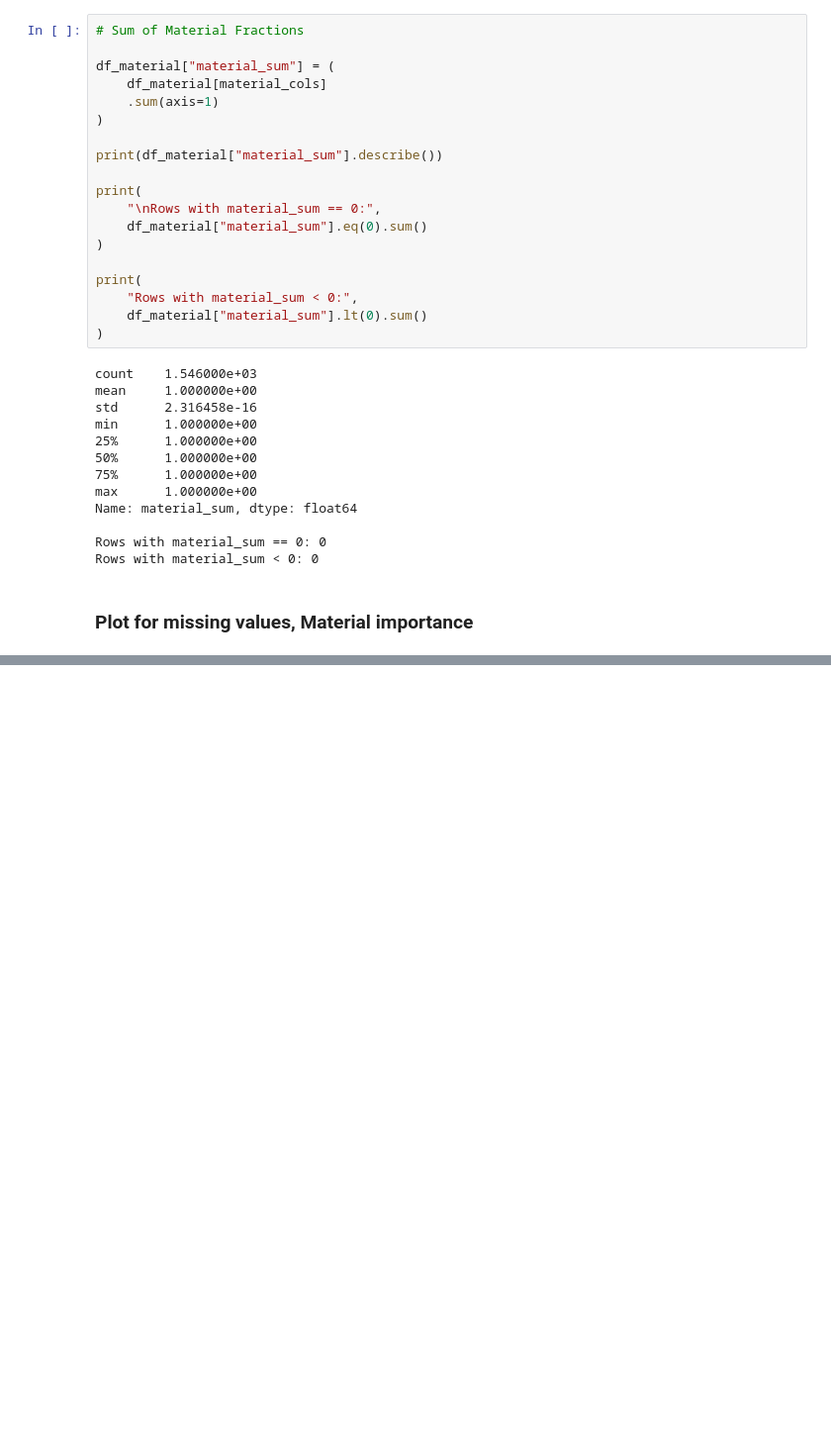
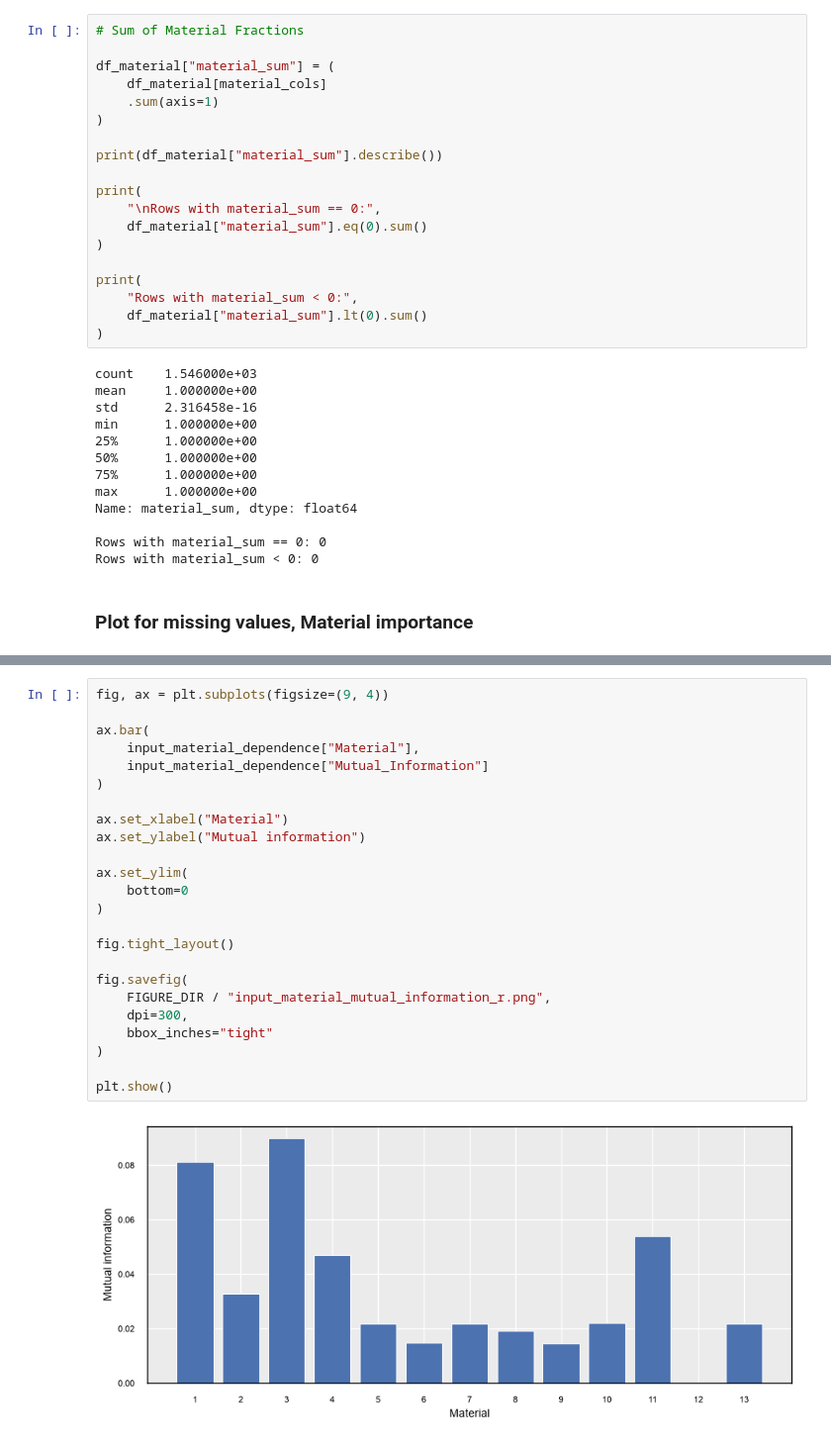
Before and after one commit to sed-mirzaee/TS-Forecasting-Project, a Jupyter notebook: notebooks/01_data_quality_eda.ipynb, the cells around one changed output, grey strips where cells are left out. Shown at 99% size. Cells and saved outputs as stored; diff of their text form; blank space fills up the shorter version.

```diff
--- a/notebooks/01_data_quality_eda.ipynb
+++ b/notebooks/01_data_quality_eda.ipynb
@@ -846,0 +1381,26 @@ fig.savefig(
+# %%
+fig, ax = plt.subplots(figsize=(9, 4))
+
+ax.bar(
+    input_material_dependence["Material"],
+    input_material_dependence["Mutual_Information"]
+)
+
+ax.set_xlabel("Material")
+ax.set_ylabel("Mutual information")
+
+ax.set_ylim(
+    bottom=0
+)
+
+fig.tight_layout()
+
+fig.savefig(
+    FIGURE_DIR / "input_material_mutual_information_r.png",
+    dpi=300,
+    bbox_inches="tight"
+)
+
+plt.show()
+# %% [output]
+[figure, added]
```
Also changed, not shown: parts of 8 cells of this notebook, 35 other files.
